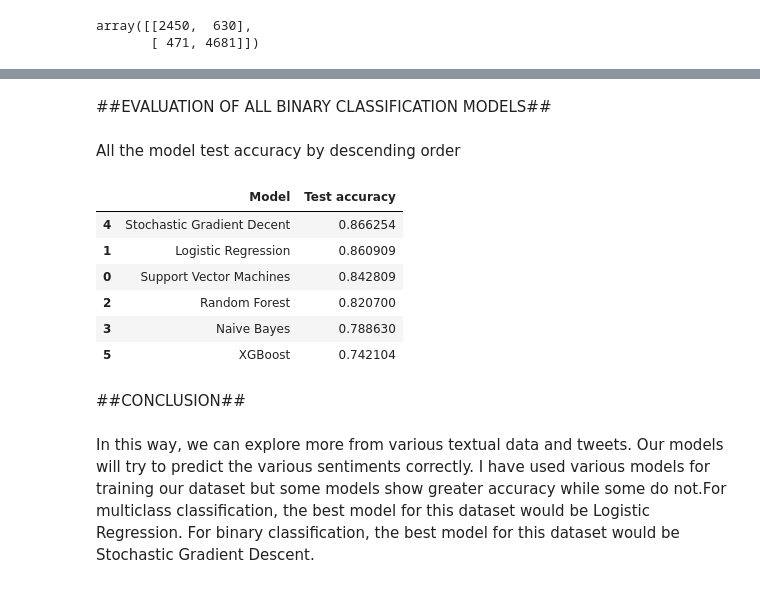
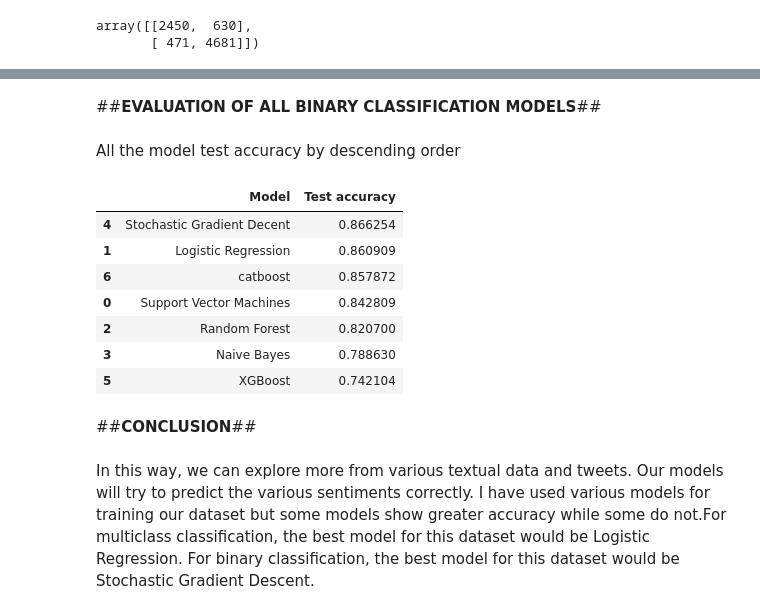
Before and after one commit to vinodvicki/covid-tweet-analysis, a Jupyter notebook: Coronavirus_Tweets_sentiment_analysis_.ipynb, the cells around one changed output, grey strips where cells are left out. Drawn from its saved outputs; the diff is of its cells as text; code cells hidden in the pictures.

```diff
--- a/Coronavirus_Tweets_sentiment_analysis_.ipynb
+++ b/Coronavirus_Tweets_sentiment_analysis_.ipynb
@@ -1151,0 +1226,20 @@ array([[2450,  630],
+# %%
+# Initialize the CatBoostClassifier
+catboost_b = CatBoostClassifier(iterations=100,
+                           learning_rate=0.9,
+                           depth=6,
+                           loss_function='Logloss')
+# Fit the catboost_b to the data
+catboost_b.fit(X_train, y_train, cat_features=[0, 2])
+
+# Make predictions on the test data
+cat_pred = catboost_b.predict(X_valid)
+
+cat_accuracy = accuracy_score(y_valid,cat_pred)
+
+# Get class probabilities for the test data
+probabilities = catboost_b.predict_proba(X_valid)
+
+print("Training accuracy Score    : ",catboost_b.score(X_train,y_train))
+print("Validation accuracy Score : ",cat_accuracy)
+print(classification_report(cat_pred,y_valid))
@@ -1152,26 +1264,27 @@ array([[2450,  630],
 # %% [markdown]
-##EVALUATION OF ALL BINARY CLASSIFICATION MODELS##
+##**EVALUATION OF ALL BINARY CLASSIFICATION MODELS**##
 # %% [markdown]
 All the model test accuracy by descending order
 # %%
 models = pd.DataFrame({
     'Model': ['Support Vector Machines', 'Logistic Regression',
               'Random Forest', 'Naive Bayes',
-              'Stochastic Gradient Decent', 'XGBoost'],
+              'Stochastic Gradient Decent', 'XGBoost','catboost'],
     'Test accuracy': [svc_accuracy, logreg_accuracy,
               rf_accuracy, NB_accuracy,
-              sgd_accuracy, xgb_accuracy]})
+              sgd_accuracy, xgb_accuracy,cat_accuracy]})
 
 models.sort_values(by='Test accuracy', ascending=False)
 # %% [output]
 |  | Model | Test accuracy |
 | 4 | Stochastic Gradient Decent | 0.866254 |
 | 1 | Logistic Regression | 0.860909 |
+| 6 | catboost | 0.857872 |
 | 0 | Support Vector Machines | 0.842809 |
 | 2 | Random Forest | 0.820700 |
 | 3 | Naive Bayes | 0.788630 |
 | 5 | XGBoost | 0.742104 |
 # %% [markdown]
-##CONCLUSION##
+##**CONCLUSION**##
 # %% [markdown]
 In this way, we can explore more from various textual data and tweets. Our models will try to predict the various sentiments correctly. I have used various models for training our dataset but some models show greater accuracy while some do not.For multiclass classification, the best model for this dataset would be Logistic Regression. For binary classification, the best model for this dataset would be Stochastic Gradient Descent.
```
Also changed, not shown: parts of 34 cells of this notebook.
